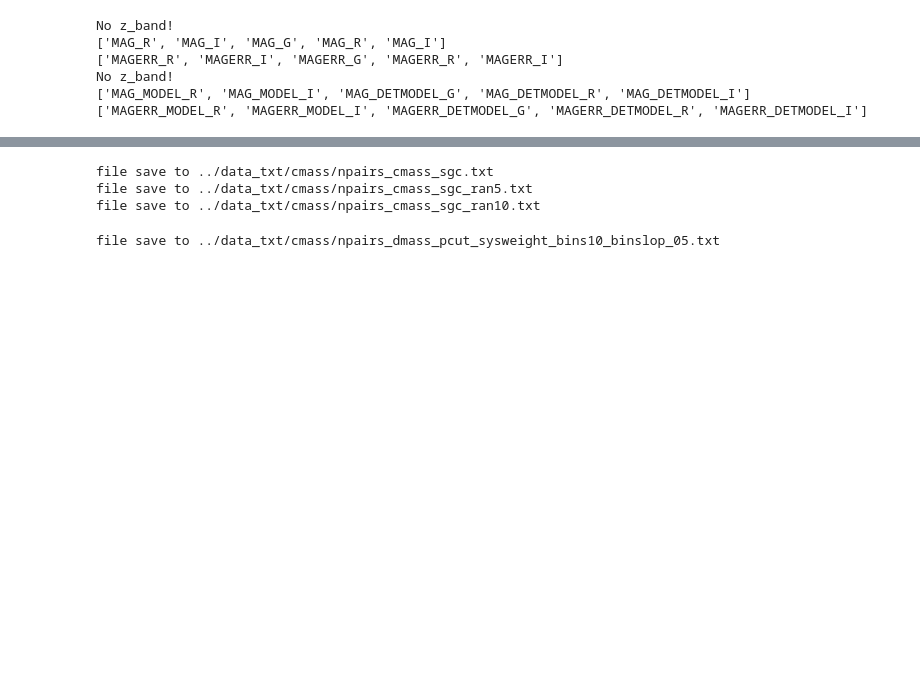
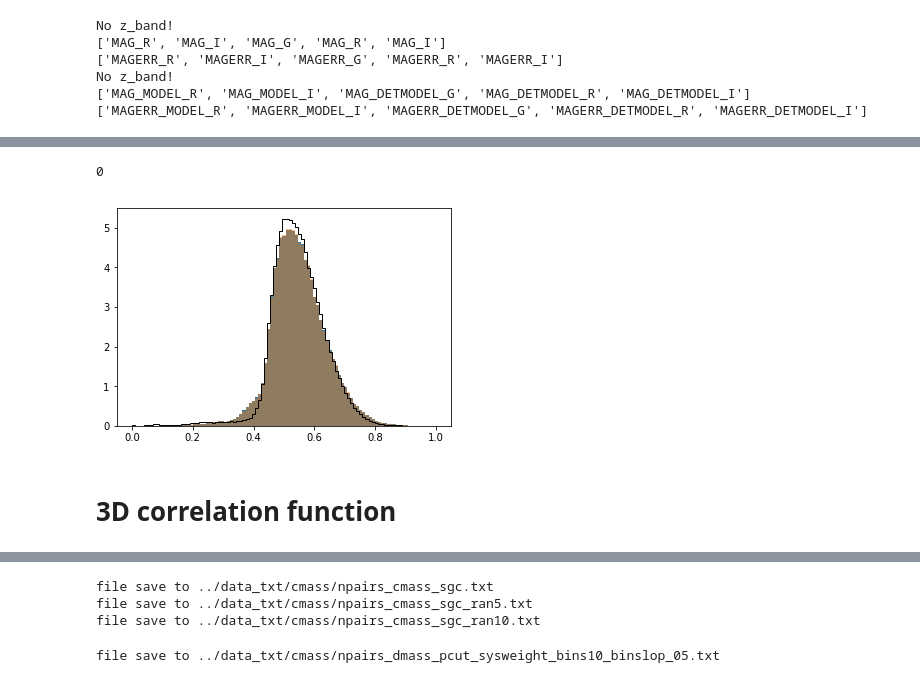
Before and after one commit to sujeong-lee/DMASS, a Jupyter notebook: code/notebook/Buzzard.ipynb, the cells around one changed output, grey strips where cells are left out. Saved outputs shown, nothing was run; the diff lists cells and outputs as text; code cells hidden in the pictures; blank space fills up the shorter version.

```diff
--- a/code/notebook/Buzzard.ipynb
+++ b/code/notebook/Buzzard.ipynb
@@ -260,0 +392,13 @@ ax.set_ylabel('$n(z)$', fontsize=15)
+# %%
+fig, ax = plt.subplots()
+Nz, _, _ = ax.hist( dmass_buzzard['REDSHIFT'], bins=bins, normed=1, weights = weight_buzzard )
+_, _, _ = ax.hist(Y3Random_z['Z'], bins=bins, normed=1, alpha=0.5)
+#_, _, _ = ax.hist(selected_seed, bins=bins, normed=1, alpha=0.5)
+ax.hist( np.hstack((cmass_sgc['Z'],cmass_ngc['Z'])), bins=bins, weights = None, normed=True,
+        histtype='step', color='k', label = 'CMASS full')
+0
+# %% [output]
+0
+[figure, added]
+# %% [markdown]
+# 3D correlation function
```
Also changed, not shown: parts of 34 cells of this notebook.
